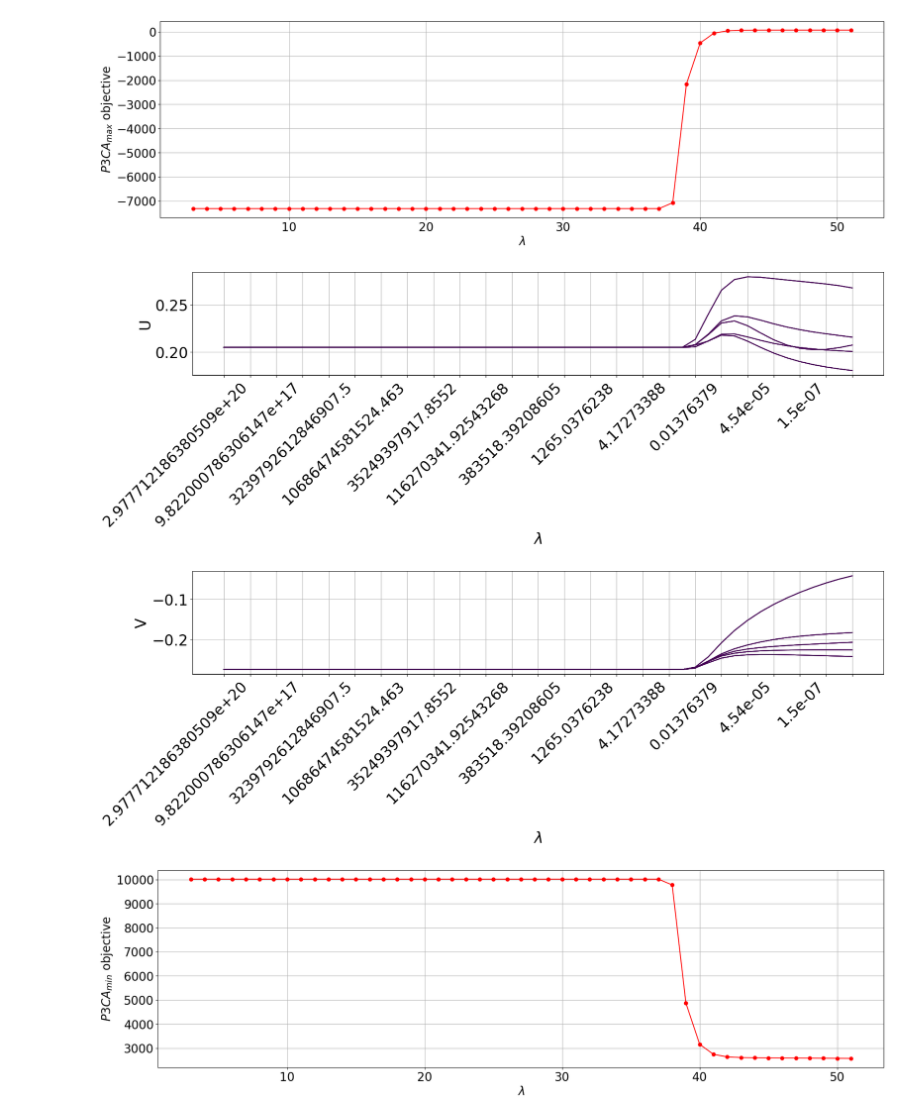
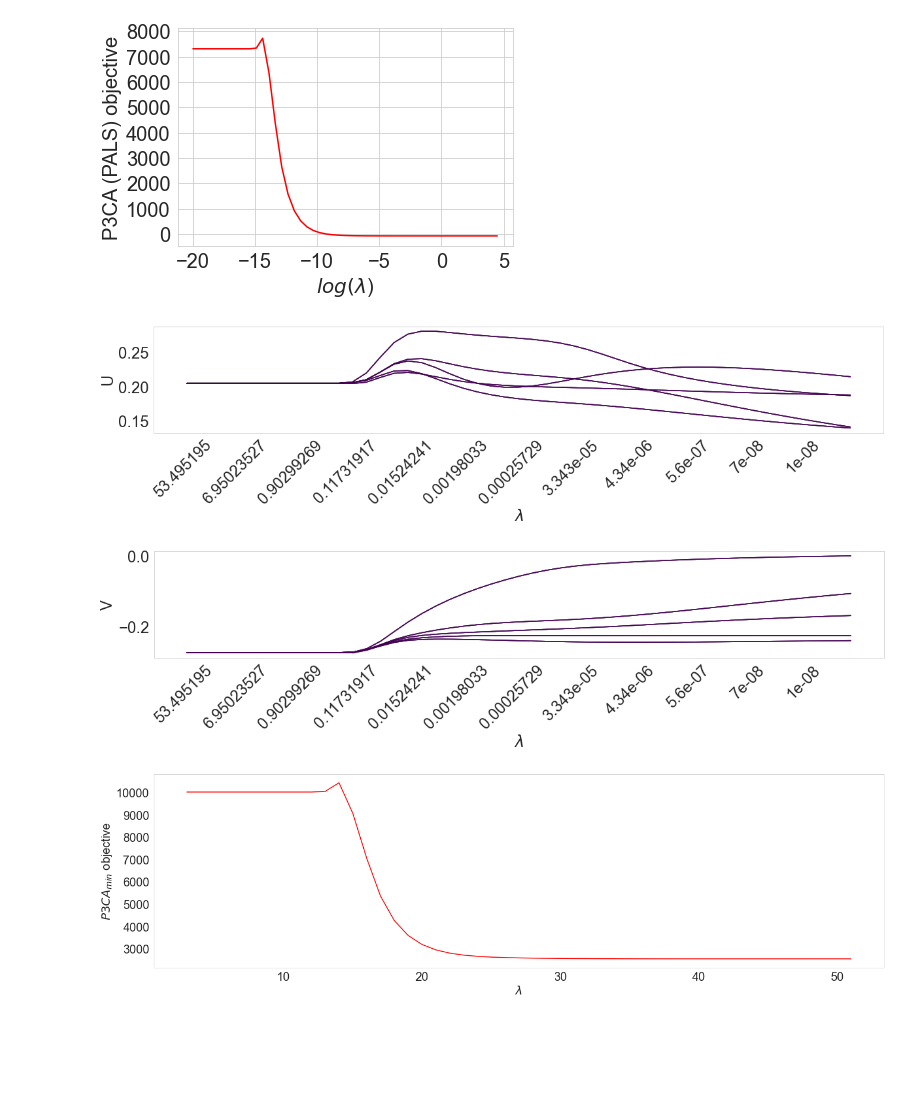
Before and after one commit to grosenicklab/CARVE-AI, a Jupyter notebook: ICML2023/notebooks/P3CA_plot_objective_convergence.ipynb, the cells around one changed output. Saved outputs shown, nothing was run; the diff lists cells and outputs as text; code cells hidden in the pictures; blank space fills up the shorter version.

```diff
--- a/ICML2023/notebooks/P3CA_plot_objective_convergence.ipynb
+++ b/ICML2023/notebooks/P3CA_plot_objective_convergence.ipynb
@@ -327,7 +350,8 @@ def data_non_overlapping_5(density=1, sigma=0.1, m=20):
 # %%
 X, Y, true_clusters, _, _ = data_non_overlapping_5(density=1, sigma=0.1)
-n_infinities = 2
-penalty_list=np.concatenate((np.repeat(np.inf,n_infinities), np.exp(np.linspace(-20,50,50))[::-1]), axis=0)
+n_infinities = 10
+penalty_list=np.concatenate((np.repeat(np.inf,n_infinities), np.exp(np.linspace(-20,5,50))[::-1]), axis=0)
+
 U_list, V_list, Wx_list, Wy_list, Zx_list, Zy_list = admm_CCA_new_2(X, Y, penalty_list, rho=1.0, admm_iters = 2, cca_iters = 3, neighbors=25, gauss_coef=2.0)
 # %% [output]
 generating seeds
@@ -372,25 +396,30 @@ for lam in penalty_list:
         UXYV.append(U_list[0][i,:]*X[i,:].T*Y[i,:]*V_list[0][i,:])
     UXYVs.append(np.array(UXYV))
 
+fontsize=20
+sns.set_style("whitegrid")
+FIGSIZE = (6,4)
 
-fig = plt.figure(figsize=(22,6))
+fig = plt.figure(figsize=FIGSIZE)
 ax = fig.add_subplot(111)
 ax.patch.set_facecolor('white')
-plt.xlabel('$\lambda$',fontsize=20)
-plt.ylabel('$P3CA_{max}$ objective',fontsize=20)
-plt.grid(b=None)
+plt.xlabel('$log(\lambda$)',fontsize=20)
+plt.ylabel('P3CA (PALS) objective',fontsize=20)
+#plt.grid(b=None)
 colors = cm.rainbow(np.linspace(1, 0, 52))
 c = 0
 fontsize=20
 
 P_list = []
+penalty_x = []
 k_min = n_infinities+1; k_max = len(UXYVs)
 for k in np.arange(k_min,k_max,1):
     penalty = penalty_list[k]
-    P_list.append(np.sum(np.sum(np.abs(UXYVs[k]), axis=1)) - np.sum(np.sum(np.abs(Zx_list[k]), axis=1)) - np.sum(np.sum(np.abs(Zy_list[k]), axis=1)) )
+    penalty_x.append(penalty)
+    P_list.append(-1*np.sum(np.sum(np.abs(UXYVs[k]), axis=1)) + np.sum(np.sum(np.abs(Zx_list[k]), axis=1)) + np.sum(np.sum(np.abs(Zy_list[k]), axis=1)) )
 
 P = np.asarray(P_list)
-s = plt.plot(np.arange(k_min,k_max,1), P,'o-',color=colors[c,:])
+s = plt.plot(np.log(penalty_x)[::-1], P,'-',color=colors[c,:])
 c = c+1
 
 plt.xticks(fontsize=fontsize,rotation=0);
@@ -420,7 +449,7 @@ for k in np.arange(k_min,k_max,1):
 
 
 P = np.asarray(P_list)
-s = plt.plot(np.arange(k_min,k_max,1), P,'o-',color=colors[c,:])
+s = plt.plot(np.arange(k_min,k_max,1), P,'-',color=colors[c,:])
 c = c+1
 
 plt.xticks(fontsize=fontsize,rotation=0);
@@ -443,38 +472,38 @@ for k in np.arange(k_min,k_max,1):
     P_list.append(np.linalg.norm(X - U_list[k], 2)**2  + np.sum(np.sum(np.abs(Zx_list[k]), axis=1)))
 
 P = np.asarray(P_list)
-s = plt.plot(np.arange(k_min,k_max,1), P,'o-',color=colors[c,:])
+s = plt.plot(np.arange(k_min,k_max,1), P,'-',color=colors[c,:])
 c = c+1
 
 plt.xticks(fontsize=fontsize,rotation=0);
 plt.yticks(fontsize=fontsize,rotation=0);
 
 fig = plt.figure(figsize=(22,6))
 ax = fig.add_subplot(111)
 ax.patch.set_facecolor('white')
-plt.xlabel('$\lambda$',fontsize=20)
+plt.xlabel('$\lambda$ index',fontsize=20)
 plt.ylabel('$P3CA_{V}$ objective',fontsize=20)
 plt.grid(b=None)
 colors = cm.rainbow(np.linspace(1, 0, 52))
 c = 0
 fontsize=20
 
 P_list = []
 k_min = n_infinities+1; k_max = len(UXYVs)
 for k in np.arange(k_min,k_max,1):
     penalty = penalty_list[k]
-    P_list.append(np.linalg.norm(Y - V_list[k], 2)**2  + np.sum(np.sum(np.abs(Zy_list[k]), axis=1)))
+    P_list.append(np.linalg.norm(Y - V_list[k], 2)**2 + np.sum(np.sum(np.abs(Zy_list[k]), axis=1)))
 
 P = np.asarray(P_list)
-s = plt.plot(np.arange(k_min,k_max,1), P,'o-',color=colors[c,:])
+s = plt.plot(np.arange(k_min,k_max,1), P,'-',color=colors[c,:])
 c = c+1
 
 plt.xticks(fontsize=fontsize,rotation=0);
 plt.yticks(fontsize=fontsize,rotation=0);
 
 # plot_dend
 # %% [output]
-[figure, old version]
+[figure, new version]
-[figure, old version]
+[figure, new version]
-[figure, old version]
+[figure, new version]
-[figure, old version]
+[figure, new version]
```
Also changed, not shown: parts of 4 cells of this notebook, 2 other files.
